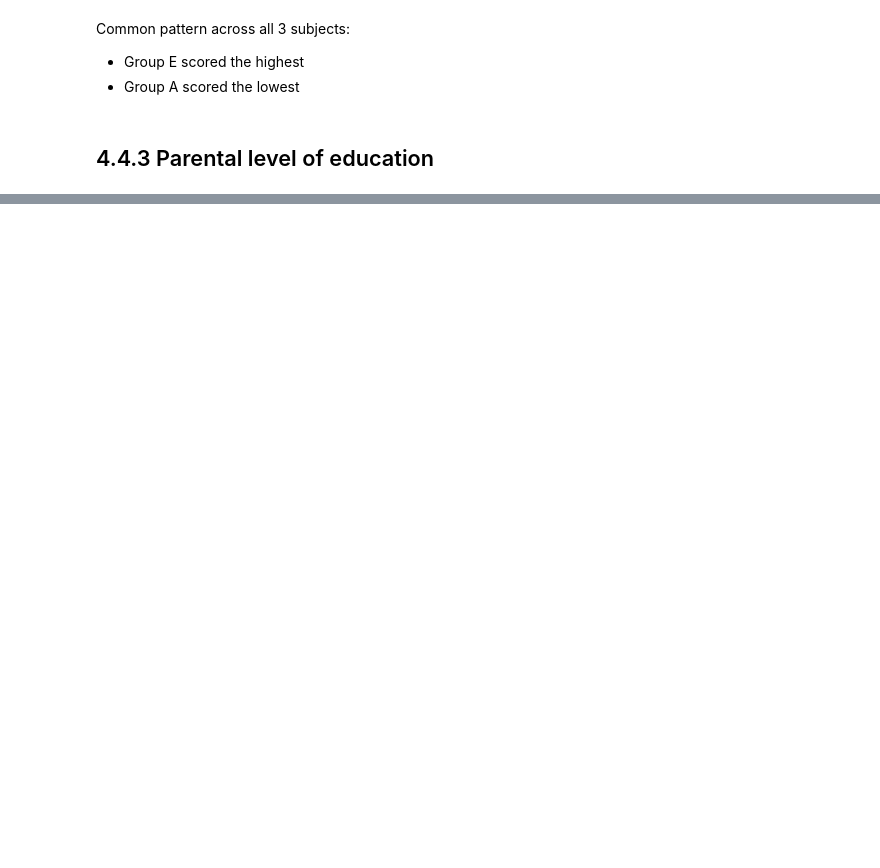
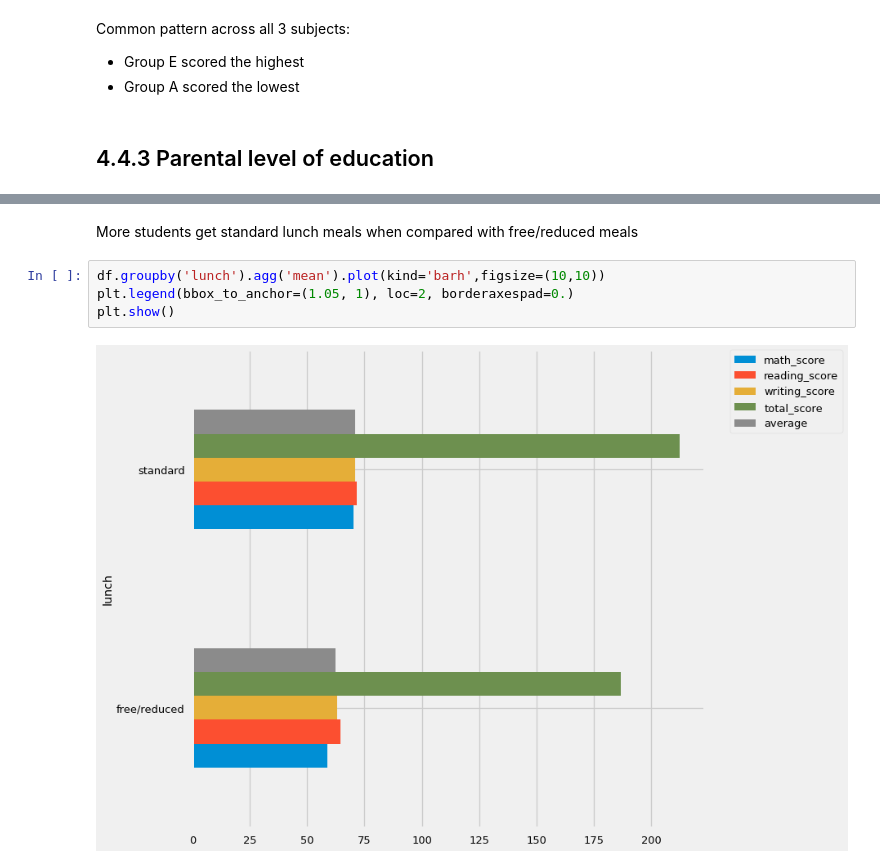
Before and after one commit to AkbarLutfullah/mlproject, a Jupyter notebook: notebook/EDA_student_performance.ipynb, the cells around one changed output, grey strips where cells are left out. Drawn from its saved outputs; the diff is of its cells as text; blank space fills up the shorter version.

```diff
--- a/notebook/EDA_student_performance.ipynb
+++ b/notebook/EDA_student_performance.ipynb
@@ -508,0 +531,8 @@ ValueError: could not convert string to float: "bachelor's degree"
+# %% [markdown]
+More students get standard lunch meals when compared with free/reduced meals
+# %%
+df.groupby('lunch').agg('mean').plot(kind='barh',figsize=(10,10))
+plt.legend(bbox_to_anchor=(1.05, 1), loc=2, borderaxespad=0.)
+plt.show()
+# %% [output]
+[figure, added]
```
Also changed, not shown: parts of 19 cells of this notebook.
